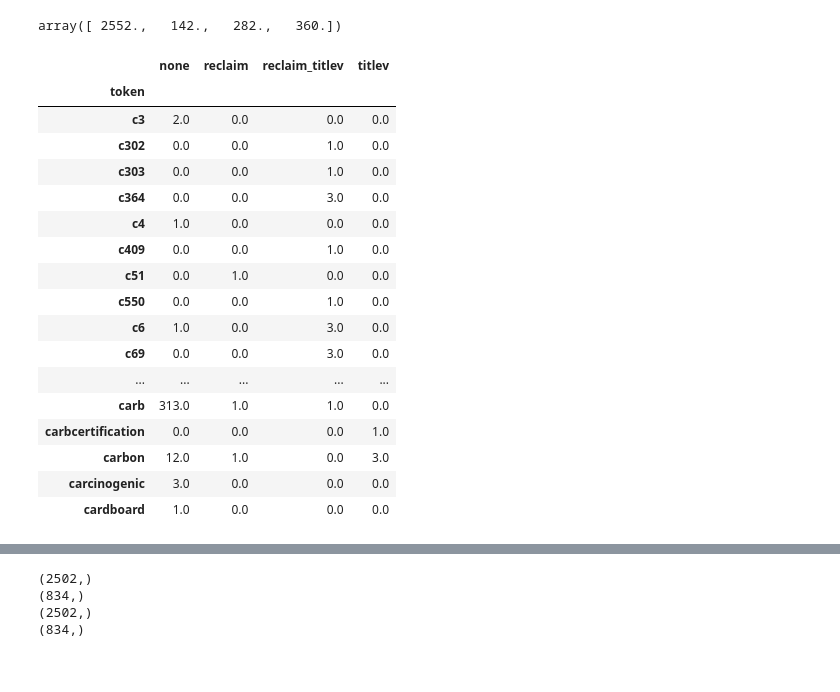
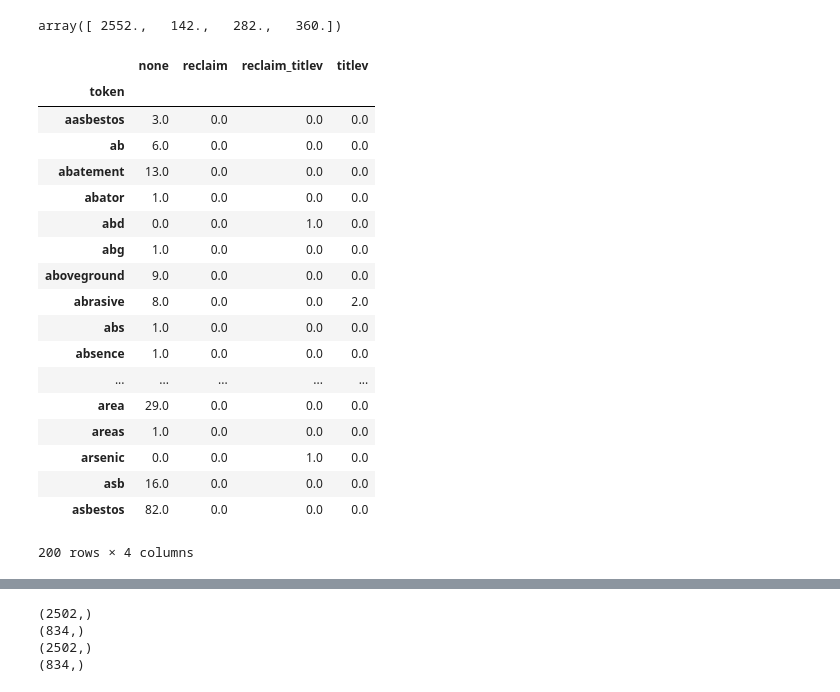
Before and after one commit to grantaguinaldo/AQMD_violation_classification, a Jupyter notebook: aqmd_violations.ipynb, the cells around one changed output, grey strips where cells are left out. Cells and saved outputs as stored; diff of their text form; code cells hidden in the pictures.

```diff
--- a/aqmd_violations.ipynb
+++ b/aqmd_violations.ipynb
@@ -390,0 +559,3 @@ vect.vocabulary_
+# %%
+pca = PCA(n_components=2)
+pc_vectors = pca.fit_transform(feature_matrix)
@@ -390,0 +588,7 @@ vect.vocabulary_
+# %%
+n_clusters = 5
+kmeans = KMeans(n_clusters=n_clusters, random_state=0).fit(pc_vectors)
+centroids = pd.DataFrame(kmeans.cluster_centers_)
+y_kmeans = kmeans.predict(pc_vectors)
+# %%
+df_all['cluster_affiliation'] = y_kmeans
@@ -391,6 +612,9 @@ vect.vocabulary_
 # %%
 from sklearn.naive_bayes import MultinomialNB
 nb = MultinomialNB()
+X = df_all['violation_data']
+y = df_all['type']
+X_dtm = vect.fit_transform(X)
 # %%
 nb.fit(X_dtm, y)
 # %% [output]
@@ -420,23 +644,24 @@ tokens = pd.DataFrame({'token': X_tokens,
                        'reclaim_titlev': reclaim_titlev_count,
                        'titlev': titlev_count}).set_index('token')
 # %%
-tokens.iloc[1000:1050]
+tokens.iloc[:200]
 # %% [output]
 |  | none | reclaim | reclaim_titlev | titlev |
 | token |  |  |  |  |
-| c3 | 2.0 | 0.0 | 0.0 | 0.0 |
-| c302 | 0.0 | 0.0 | 1.0 | 0.0 |
-| c303 | 0.0 | 0.0 | 1.0 | 0.0 |
-| c364 | 0.0 | 0.0 | 3.0 | 0.0 |
-| c4 | 1.0 | 0.0 | 0.0 | 0.0 |
-| c409 | 0.0 | 0.0 | 1.0 | 0.0 |
-| c51 | 0.0 | 1.0 | 0.0 | 0.0 |
-| c550 | 0.0 | 0.0 | 1.0 | 0.0 |
-| c6 | 1.0 | 0.0 | 3.0 | 0.0 |
-| c69 | 0.0 | 0.0 | 3.0 | 0.0 |
+| aasbestos | 3.0 | 0.0 | 0.0 | 0.0 |
+| ab | 6.0 | 0.0 | 0.0 | 0.0 |
+| abatement | 13.0 | 0.0 | 0.0 | 0.0 |
+| abator | 1.0 | 0.0 | 0.0 | 0.0 |
+| abd | 0.0 | 0.0 | 1.0 | 0.0 |
+| abg | 1.0 | 0.0 | 0.0 | 0.0 |
+| aboveground | 9.0 | 0.0 | 0.0 | 0.0 |
+| abrasive | 8.0 | 0.0 | 0.0 | 2.0 |
+| abs | 1.0 | 0.0 | 0.0 | 0.0 |
+| absence | 1.0 | 0.0 | 0.0 | 0.0 |
 | ... | ... | ... | ... | ... |
-| carb | 313.0 | 1.0 | 1.0 | 0.0 |
-| carbcertification | 0.0 | 0.0 | 0.0 | 1.0 |
-| carbon | 12.0 | 1.0 | 0.0 | 3.0 |
-| carcinogenic | 3.0 | 0.0 | 0.0 | 0.0 |
-| cardboard | 1.0 | 0.0 | 0.0 | 0.0 |
+| area | 29.0 | 0.0 | 0.0 | 0.0 |
+| areas | 1.0 | 0.0 | 0.0 | 0.0 |
+| arsenic | 0.0 | 0.0 | 1.0 | 0.0 |
+| asb | 16.0 | 0.0 | 0.0 | 0.0 |
+| asbestos | 82.0 | 0.0 | 0.0 | 0.0 |
+200 rows × 4 columns
```
Also changed, not shown: parts of 45 cells of this notebook.
